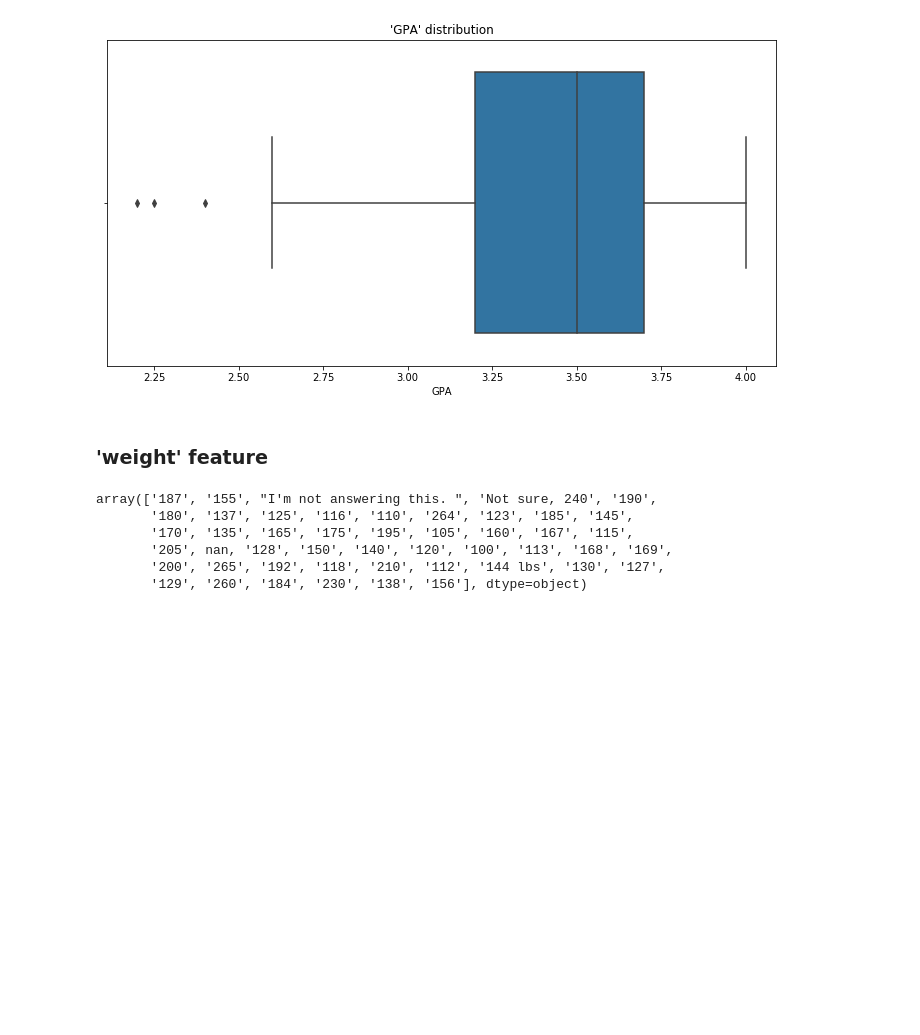
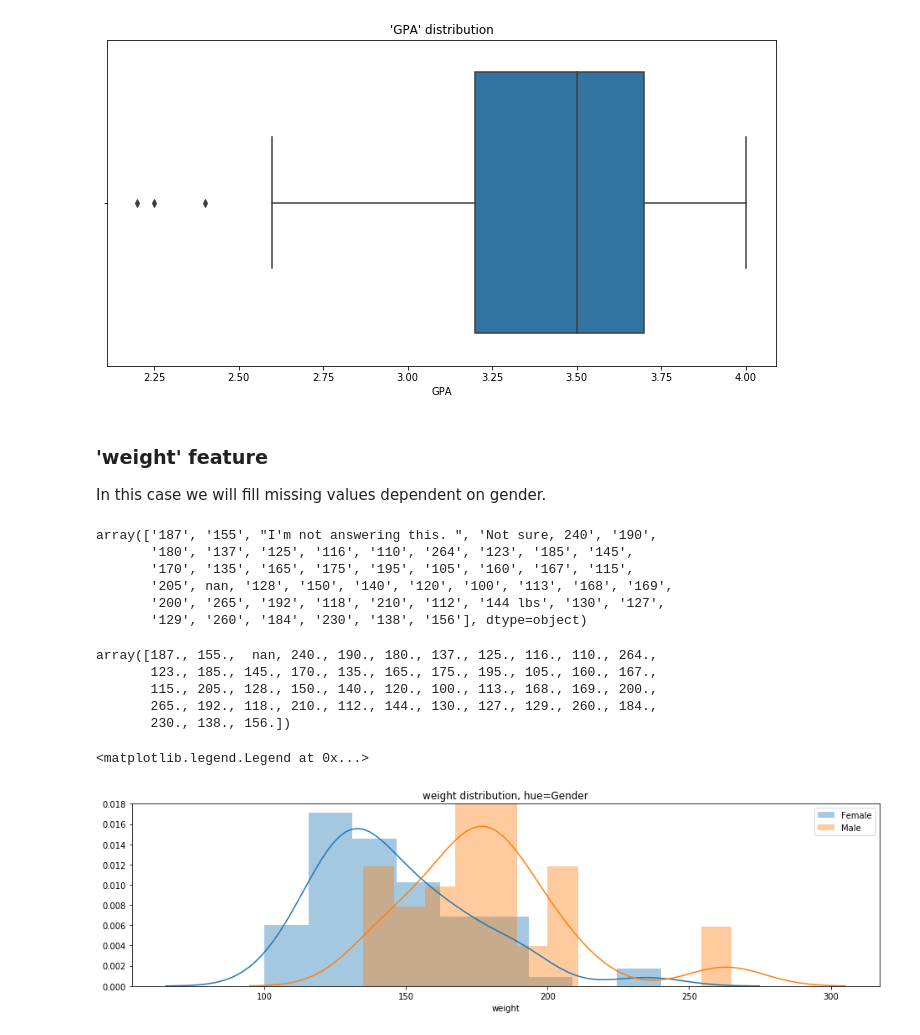
Before and after one commit to rpanasiuk/Machine-learning, a Jupyter notebook: Data_preparation/Food_choice.ipynb, the cells around one changed output. Cells and saved outputs as stored; diff of their text form; code cells hidden in the pictures; blank space fills up the shorter version.

```diff
--- a/Data_preparation/Food_choice.ipynb
+++ b/Data_preparation/Food_choice.ipynb
@@ -192,14 +197,53 @@ ax.set_title("'GPA' distribution")
 # %% [output]
 Text(0.5,1,"'GPA' distribution")
 [figure]
-# %% [markdown]
-### 'weight' feature
+# %% [markdown]
+### 'weight' feature
+
+In this case we will fill missing values dependent on gender.
+# %%
+# Some strings, blended and missing values.
+df['weight'].unique()
+# %% [output]
+array(['187', '155', "I'm not answering this. ", 'Not sure, 240', '190',
+       '180', '137', '125', '116', '110', '264', '123', '185', '145',
+       '170', '135', '165', '175', '195', '105', '160', '167', '115',
+       '205', nan, '128', '150', '140', '120', '100', '113', '168', '169',
+       '200', '265', '192', '118', '210', '112', '144 lbs', '130', '127',
+       '129', '260', '184', '230', '138', '156'], dtype=object)
+# %%
+# Clean blended values, non-numeric become NaN.
+df['weight'] = df['weight'].str.replace(r'[^\d\d\d]', '').replace('', np.nan).astype(float)
 # %%
 df['weight'].unique()
 # %% [output]
-array(['187', '155', "I'm not answering this. ", 'Not sure, 240', '190',
-       '180', '137', '125', '116', '110', '264', '123', '185', '145',
-       '170', '135', '165', '175', '195', '105', '160', '167', '115',
-       '205', nan, '128', '150', '140', '120', '100', '113', '168', '169',
-       '200', '265', '192', '118', '210', '112', '144 lbs', '130', '127',
-       '129', '260', '184', '230', '138', '156'], dtype=object)
+array([187., 155.,  nan, 240., 190., 180., 137., 125., 116., 110., 264.,
+       123., 185., 145., 170., 135., 165., 175., 195., 105., 160., 167.,
+       115., 205., 128., 150., 140., 120., 100., 113., 168., 169., 200.,
+       265., 192., 118., 210., 112., 144., 130., 127., 129., 260., 184.,
+       230., 138., 156.])
+# %%
+# Let's create temporary data frame for plotting.
+x = pd.DataFrame({'Gender': df['Gender'], 'weight': df['weight']})
+
+# Drop all NaN.
+x.dropna(inplace=True)
+x.reset_index(drop=True)
+
+# Dict contains mean values of weights for both genders.
+weight_mean = {}
+
+# Set plot size.
+fig, ax = plt.subplots(figsize=[16,4])
+
+# Create two distributions for both genders.
+for gen, frame in x.groupby('Gender'):
+    weight_mean[gen] = frame['weight'].values.mean()
+    sex_dict = {1: 0, 2: 1}
+    sb.distplot(frame['weight'], ax=ax, label=['Female', 'Male'][sex_dict[gen]])
+
+ax.set_title('weight distribution, hue=Gender')
+ax.legend()
+# %% [output]
+<matplotlib.legend.Legend at 0x...>
+[figure, added]
```
Also changed, not shown: parts of 10 cells of this notebook.
